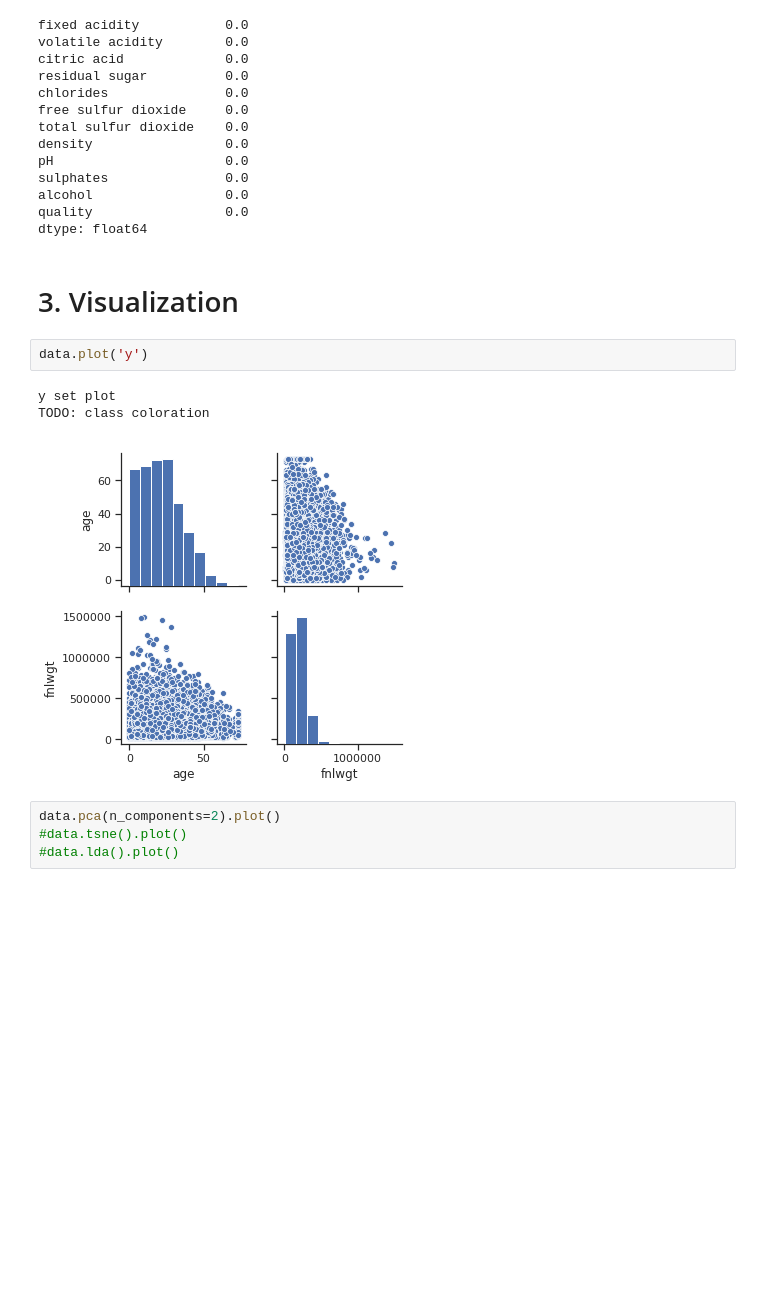
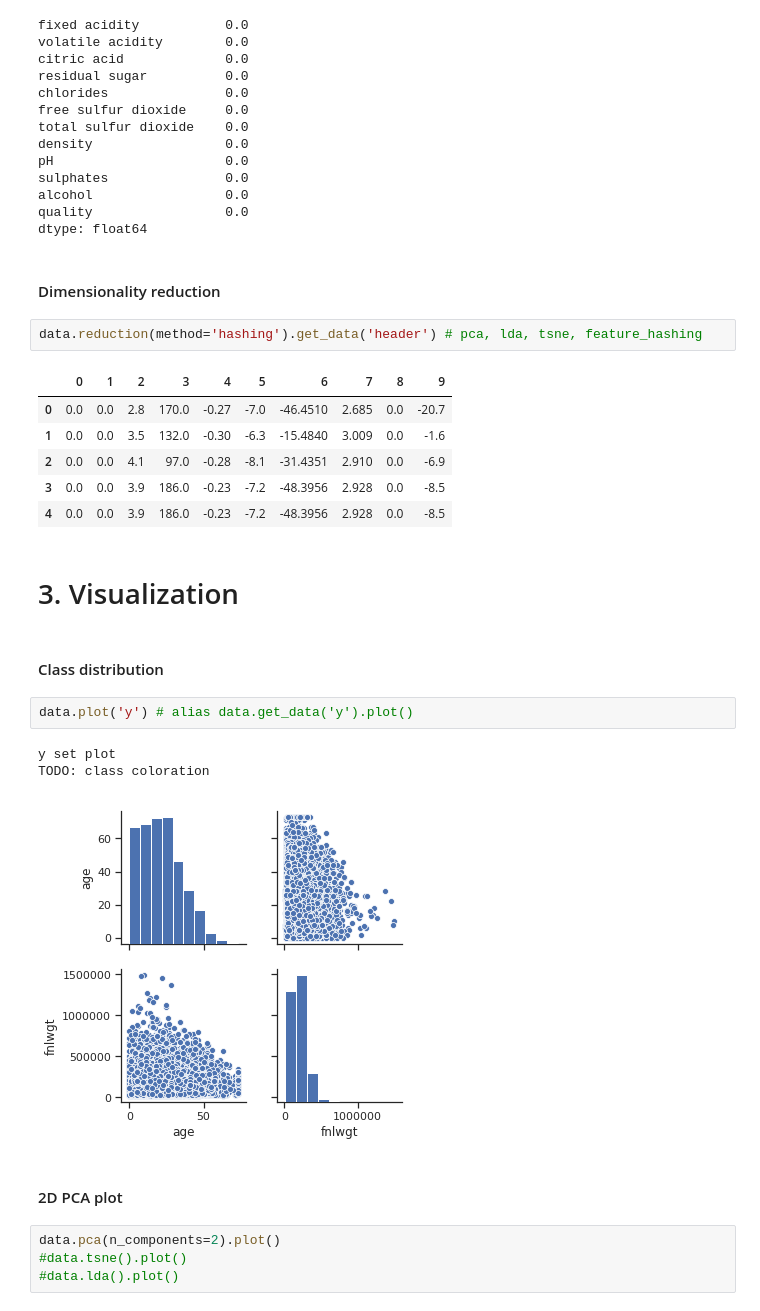
Before and after one commit to Didayolo/autopandas, a Jupyter notebook: AutoPandas_workspace.ipynb, the cells around one changed output. Cells and saved outputs as stored; diff of their text form; blank space fills up the shorter version.

```diff
--- a/AutoPandas_workspace.ipynb
+++ b/AutoPandas_workspace.ipynb
@@ -115,14 +116,29 @@ sulphates               0.0
 alcohol                 0.0
 quality                 0.0
 dtype: float64
+# %% [markdown]
+#### Dimensionality reduction
+# %%
+data.reduction(method='hashing').get_data('header') # pca, lda, tsne, feature_hashing
+# %% [output]
+|  | 0 | 1 | 2 | 3 | 4 | 5 | 6 | 7 | 8 | 9 |
+| 0 | 0.0 | 0.0 | 2.8 | 170.0 | -0.27 | -7.0 | -46.4510 | 2.685 | 0.0 | -20.7 |
+| 1 | 0.0 | 0.0 | 3.5 | 132.0 | -0.30 | -6.3 | -15.4840 | 3.009 | 0.0 | -1.6 |
+| 2 | 0.0 | 0.0 | 4.1 | 97.0 | -0.28 | -8.1 | -31.4351 | 2.910 | 0.0 | -6.9 |
+| 3 | 0.0 | 0.0 | 3.9 | 186.0 | -0.23 | -7.2 | -48.3956 | 2.928 | 0.0 | -8.5 |
+| 4 | 0.0 | 0.0 | 3.9 | 186.0 | -0.23 | -7.2 | -48.3956 | 2.928 | 0.0 | -8.5 |
 # %% [markdown]
 # 3. Visualization
+# %% [markdown]
+#### Class distribution
 # %%
-data.plot('y')
+data.plot('y') # alias data.get_data('y').plot()
 # %% [output]
 y set plot
 TODO: class coloration
 [figure]
+# %% [markdown]
+#### 2D PCA plot
 # %%
 data.pca(n_components=2).plot()
 #data.tsne().plot()
```
Also changed, not shown: parts of 11 cells of this notebook, 4 other files.
